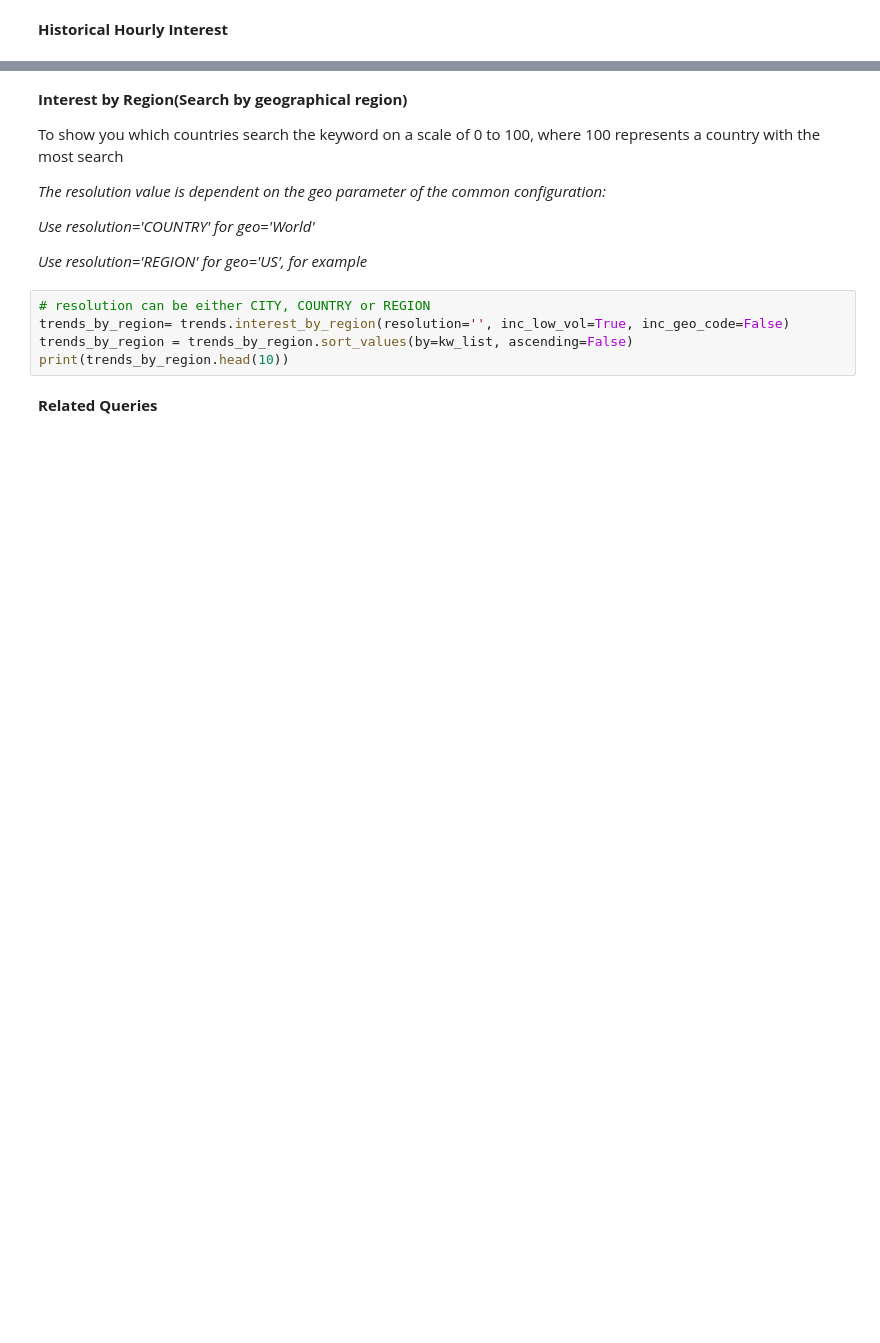
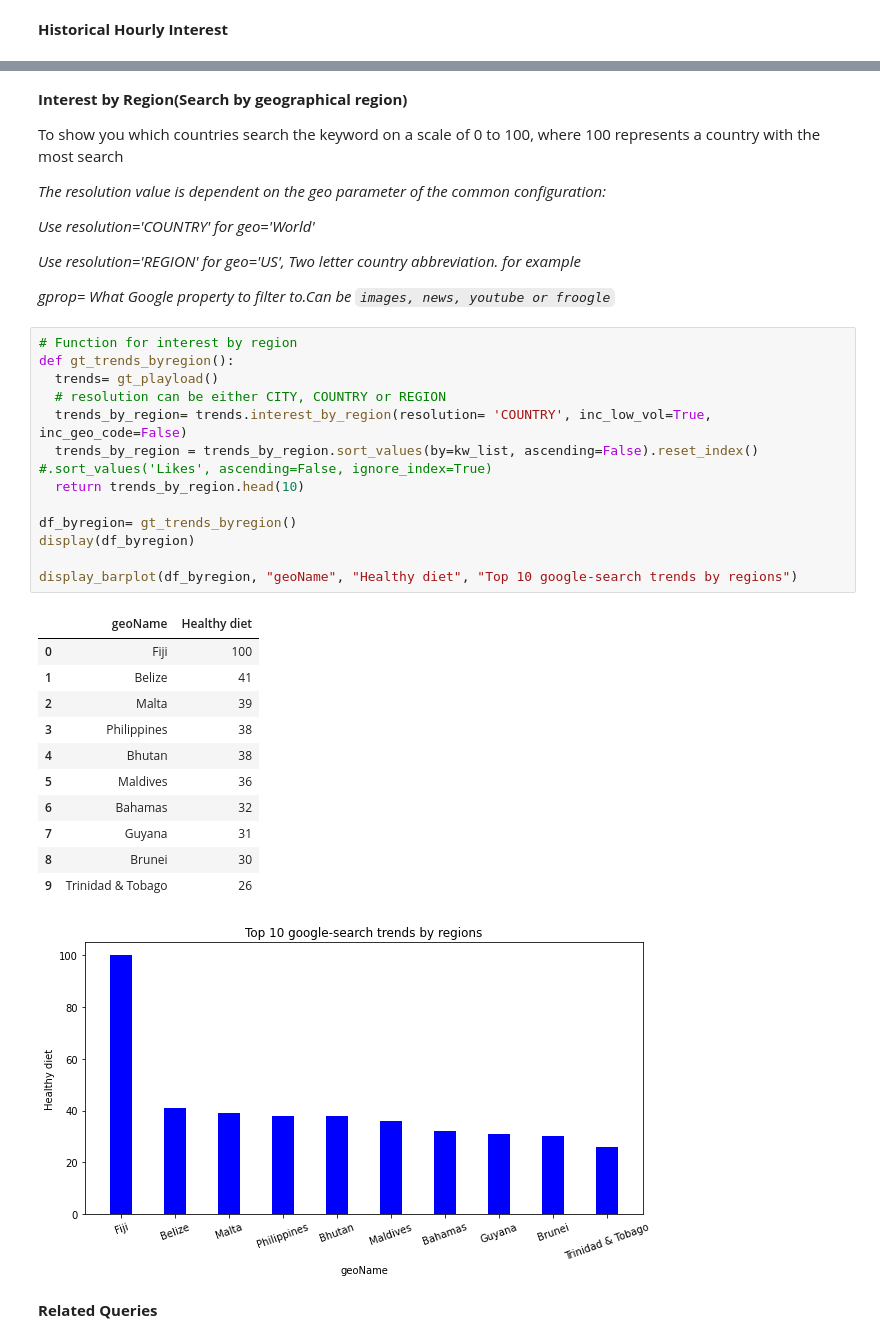
Before and after one commit to mrchapagain/GoogleTrendAnalytics, a Jupyter notebook: GoogleTrends.ipynb, the cells around one changed output, grey strips where cells are left out. Drawn from its saved outputs; the diff is of its cells as text; blank space fills up the shorter version.

```diff
--- a/GoogleTrends.ipynb
+++ b/GoogleTrends.ipynb
@@ -116,12 +169,35 @@ To show you which countries search the keyword on a scale of 0 to 100, where 100
 
 *Use resolution='COUNTRY' for geo='World'*
 
-*Use resolution='REGION' for geo='US', for example*
+*Use resolution='REGION' for geo='US', Two letter country abbreviation. for example*
+
+*gprop= What Google property to filter to.Can be `images, news, youtube or froogle`*
 # %%
-# resolution can be either CITY, COUNTRY or REGION
-trends_by_region= trends.interest_by_region(resolution='', inc_low_vol=True, inc_geo_code=False)
-trends_by_region = trends_by_region.sort_values(by=kw_list, ascending=False)
-print(trends_by_region.head(10))
+# Function for interest by region
+def gt_trends_byregion():
+  trends= gt_playload()
+  # resolution can be either CITY, COUNTRY or REGION
+  trends_by_region= trends.interest_by_region(resolution= 'COUNTRY', inc_low_vol=True, inc_geo_code=False)
+  trends_by_region = trends_by_region.sort_values(by=kw_list, ascending=False).reset_index() #.sort_values('Likes', ascending=False, ignore_index=True)
+  return trends_by_region.head(10)
+
+df_byregion= gt_trends_byregion()
+display(df_byregion)
+
+display_barplot(df_byregion, "geoName", "Healthy diet", "Top 10 google-search trends by regions")
+# %% [output]
+|  | geoName | Healthy diet |
+| 0 | Fiji | 100 |
+| 1 | Belize | 41 |
+| 2 | Malta | 39 |
+| 3 | Philippines | 38 |
+| 4 | Bhutan | 38 |
+| 5 | Maldives | 36 |
+| 6 | Bahamas | 32 |
+| 7 | Guyana | 31 |
+| 8 | Brunei | 30 |
+| 9 | Trinidad & Tobago | 26 |
+[figure, added]
 # %% [markdown]
 **Related Queries**
 # %%
```
Also changed, not shown: parts of 9 cells of this notebook.
